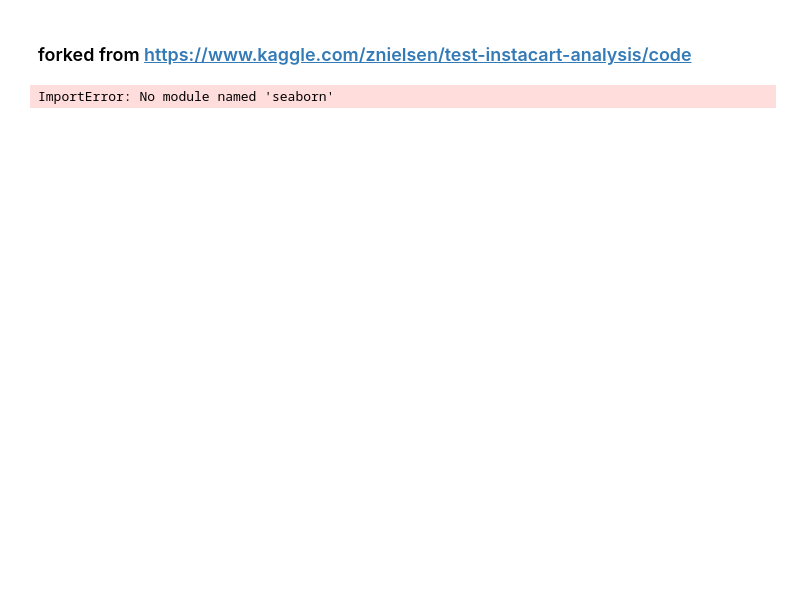
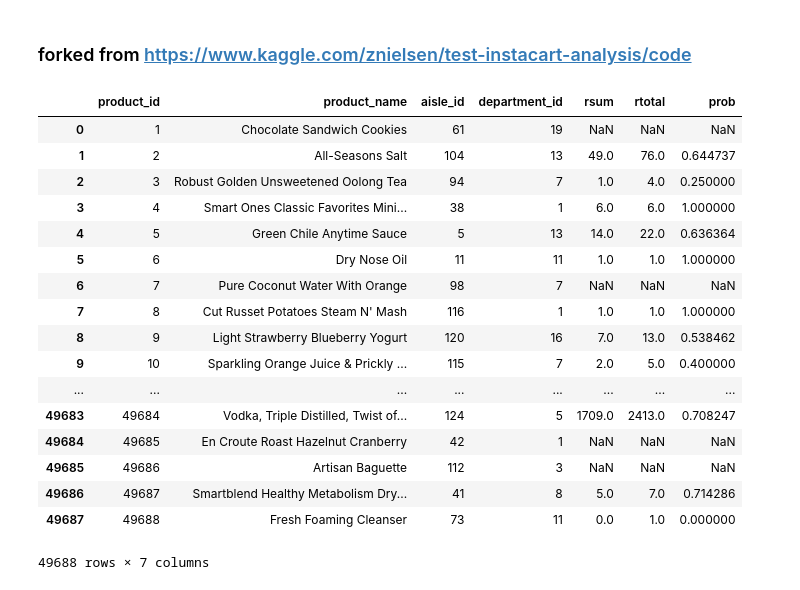
Before and after one commit to queirozfcom/instacart, a Jupyter notebook: fork-test-instacart-analysis.ipynb, the cells around one changed output. Drawn from its saved outputs; the diff is of its cells as text; code cells hidden in the pictures; blank space fills up the shorter version.

```diff
--- a/fork-test-instacart-analysis.ipynb
+++ b/fork-test-instacart-analysis.ipynb
@@ -19,8 +19,6 @@ warnings.filterwarnings('ignore') # silence annoying warnings
 # Input data files are available in the "../input/" directory.
 # For example, running this (by clicking run or pressing Shift+Enter) will list the files in the input directory
 
-from subprocess import check_output
-print(check_output(["ls", "../input"]).decode("utf8"))
+# from subprocess import check_output
+# print(check_output(["ls", "../input"]).decode("utf8"))
-# %% [output]
-ImportError: No module named 'seaborn'
 # %%
@@ -165,0 +62,21 @@ get_last_orders_reordered().to_csv('last_order_reordered_only.csv',
+# %%
+products
+# %% [output]
+|  | product_id | product_name | aisle_id | department_id | rsum | rtotal | prob |
+| 0 | 1 | Chocolate Sandwich Cookies | 61 | 19 | NaN | NaN | NaN |
+| 1 | 2 | All-Seasons Salt | 104 | 13 | 49.0 | 76.0 | 0.644737 |
+| 2 | 3 | Robust Golden Unsweetened Oolong Tea | 94 | 7 | 1.0 | 4.0 | 0.250000 |
+| 3 | 4 | Smart Ones Classic Favorites Mini... | 38 | 1 | 6.0 | 6.0 | 1.000000 |
+| 4 | 5 | Green Chile Anytime Sauce | 5 | 13 | 14.0 | 22.0 | 0.636364 |
+| 5 | 6 | Dry Nose Oil | 11 | 11 | 1.0 | 1.0 | 1.000000 |
+| 6 | 7 | Pure Coconut Water With Orange | 98 | 7 | NaN | NaN | NaN |
+| 7 | 8 | Cut Russet Potatoes Steam N' Mash | 116 | 1 | 1.0 | 1.0 | 1.000000 |
+| 8 | 9 | Light Strawberry Blueberry Yogurt | 120 | 16 | 7.0 | 13.0 | 0.538462 |
+| 9 | 10 | Sparkling Orange Juice & Prickly ... | 115 | 7 | 2.0 | 5.0 | 0.400000 |
+| ... | ... | ... | ... | ... | ... | ... | ... |
+| 49683 | 49684 | Vodka, Triple Distilled, Twist of... | 124 | 5 | 1709.0 | 2413.0 | 0.708247 |
+| 49684 | 49685 | En Croute Roast Hazelnut Cranberry | 42 | 1 | NaN | NaN | NaN |
+| 49685 | 49686 | Artisan Baguette | 112 | 3 | NaN | NaN | NaN |
+| 49686 | 49687 | Smartblend Healthy Metabolism Dry... | 41 | 8 | 5.0 | 7.0 | 0.714286 |
+| 49687 | 49688 | Fresh Foaming Cleanser | 73 | 11 | 0.0 | 1.0 | 0.000000 |
+49688 rows × 7 columns
```
Also changed, not shown: parts of 11 cells of this notebook, 1 other file.
